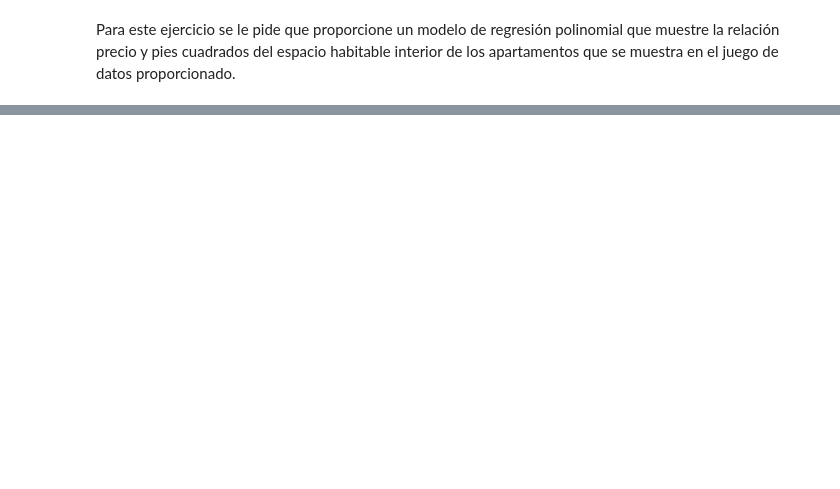
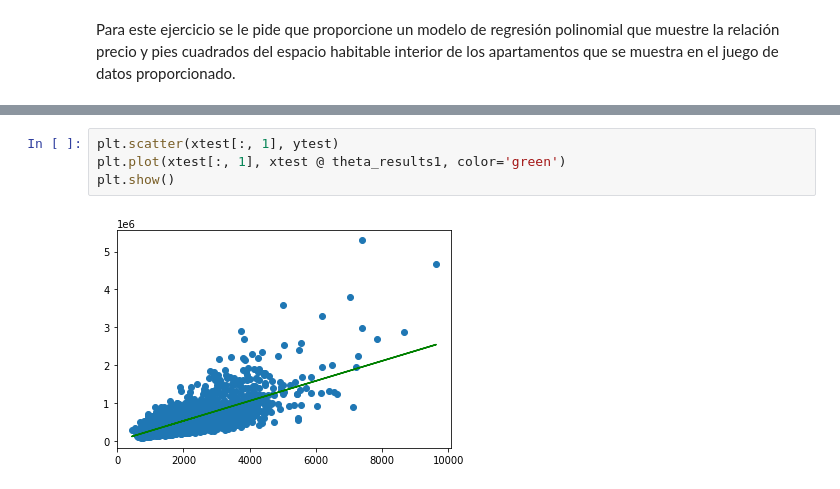
Before and after one commit to hwalter734/LAB4-EOML, a Jupyter notebook: lab4-Walter-20180006.ipynb, the cells around one changed output, grey strips where cells are left out. Drawn from its saved outputs; the diff is of its cells as text; blank space fills up the shorter version.

```diff
--- a/lab4-Walter-20180006.ipynb
+++ b/lab4-Walter-20180006.ipynb
@@ -46,0 +108,6 @@ newdf
+# %%
+plt.scatter(xtest[:, 1], ytest)
+plt.plot(xtest[:, 1], xtest @ theta_results1, color='green')
+plt.show()
+# %% [output]
+[figure, added]
```
Also changed, not shown: parts of 27 cells of this notebook.
